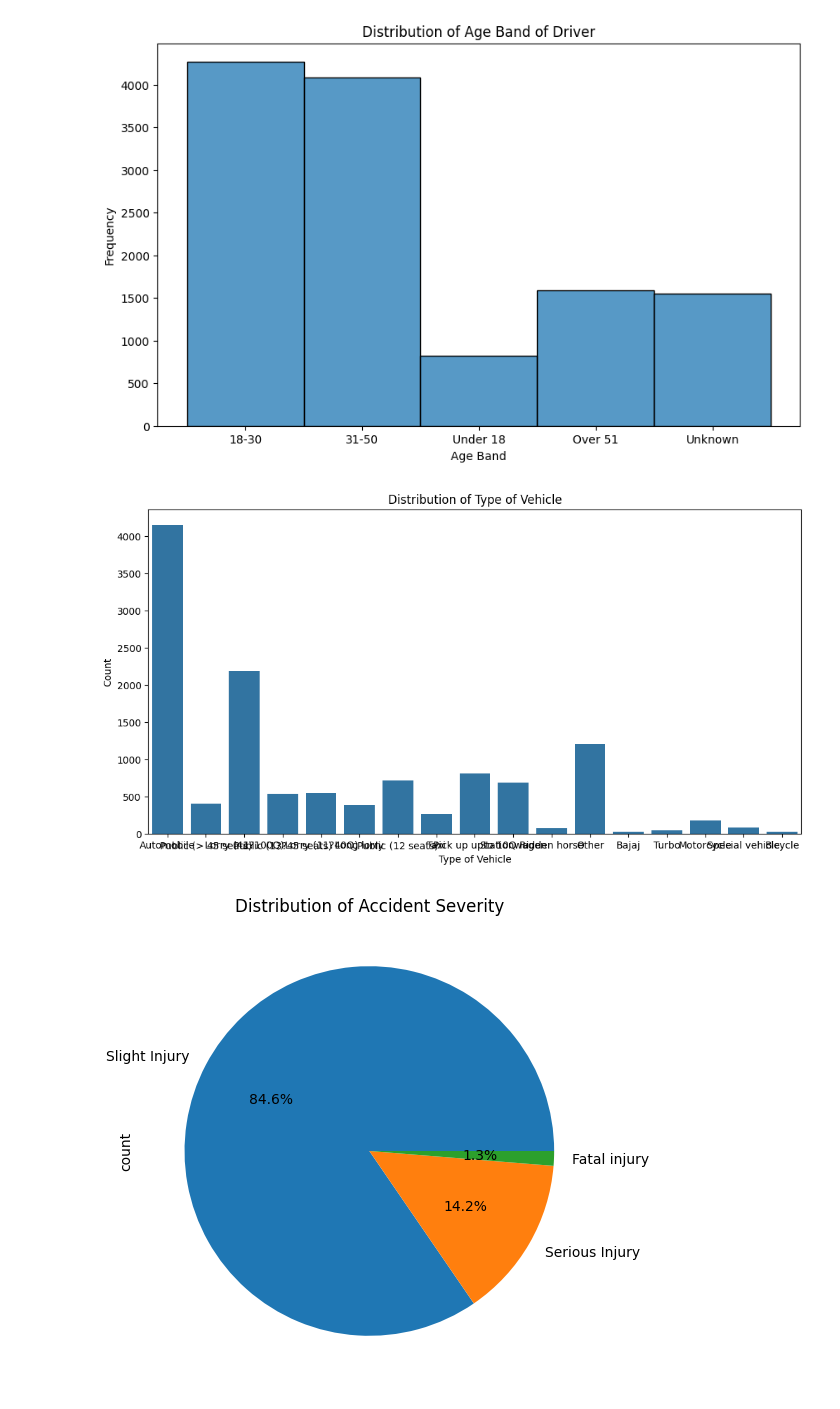
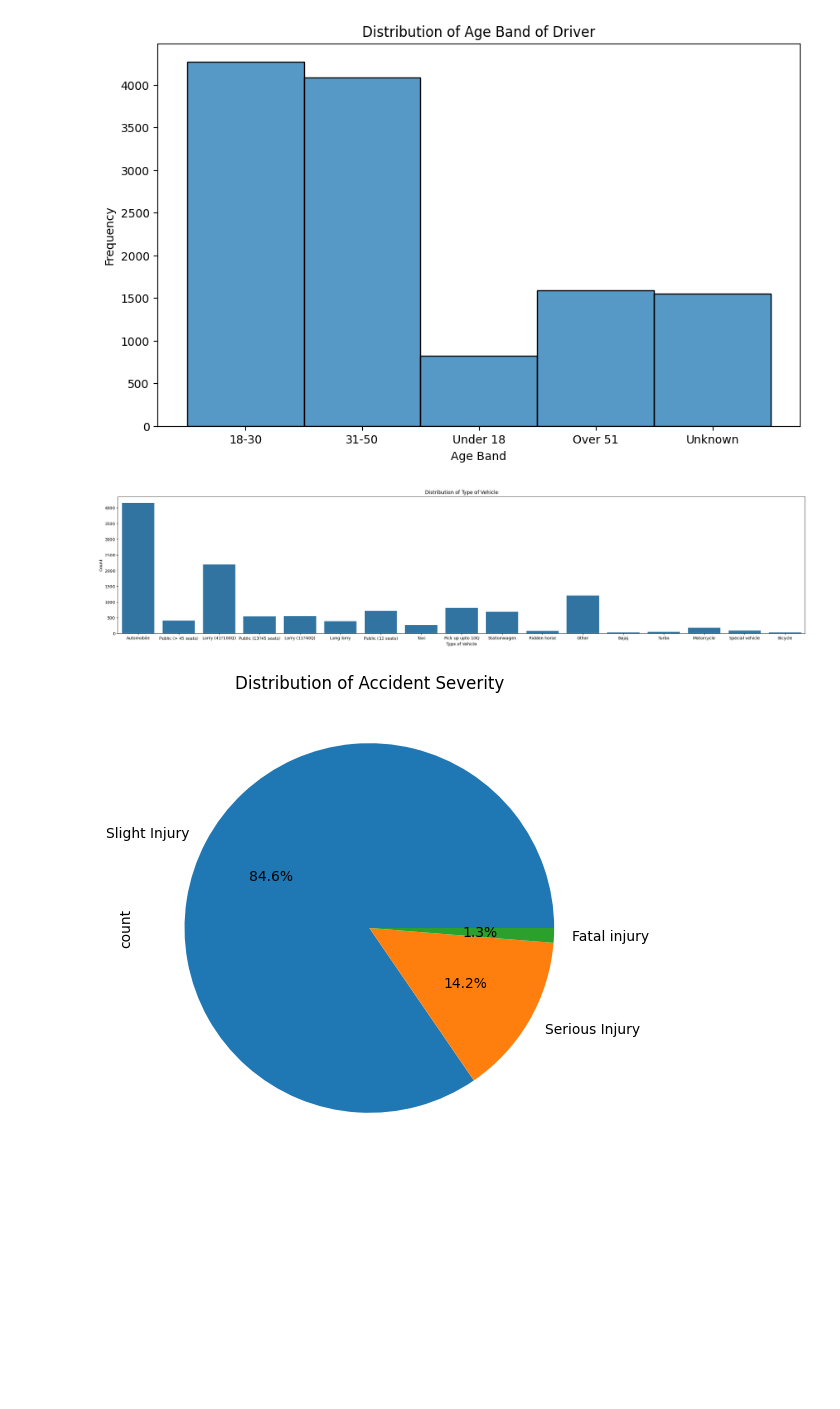
Before and after one commit to 7atemAlawwad/T5, a Jupyter notebook: Task_(1)_Week_1.ipynb, the cells around one changed output. Cells and saved outputs as stored; diff of their text form; code cells hidden in the pictures; blank space fills up the shorter version.

```diff
--- a/Task_(1)_Week_1.ipynb
+++ b/Task_(1)_Week_1.ipynb
@@ -385,14 +385,14 @@ plt.show()
 # %% [output]
 [figure]
 # %%
-plt.figure(figsize=(12, 6))
+plt.figure(figsize=(30, 6))
 sns.countplot(x='Type_of_vehicle', data=df)
 plt.title('Distribution of Type of Vehicle')
 plt.xlabel('Type of Vehicle')
 plt.ylabel('Count')
 plt.show()
 # %% [output]
-[figure, old version]
+[figure, new version]
 # %%
 plt.figure(figsize=(10, 6))
 df['Accident_severity'].value_counts().plot(kind='pie', autopct='%1.1f%%')
```
